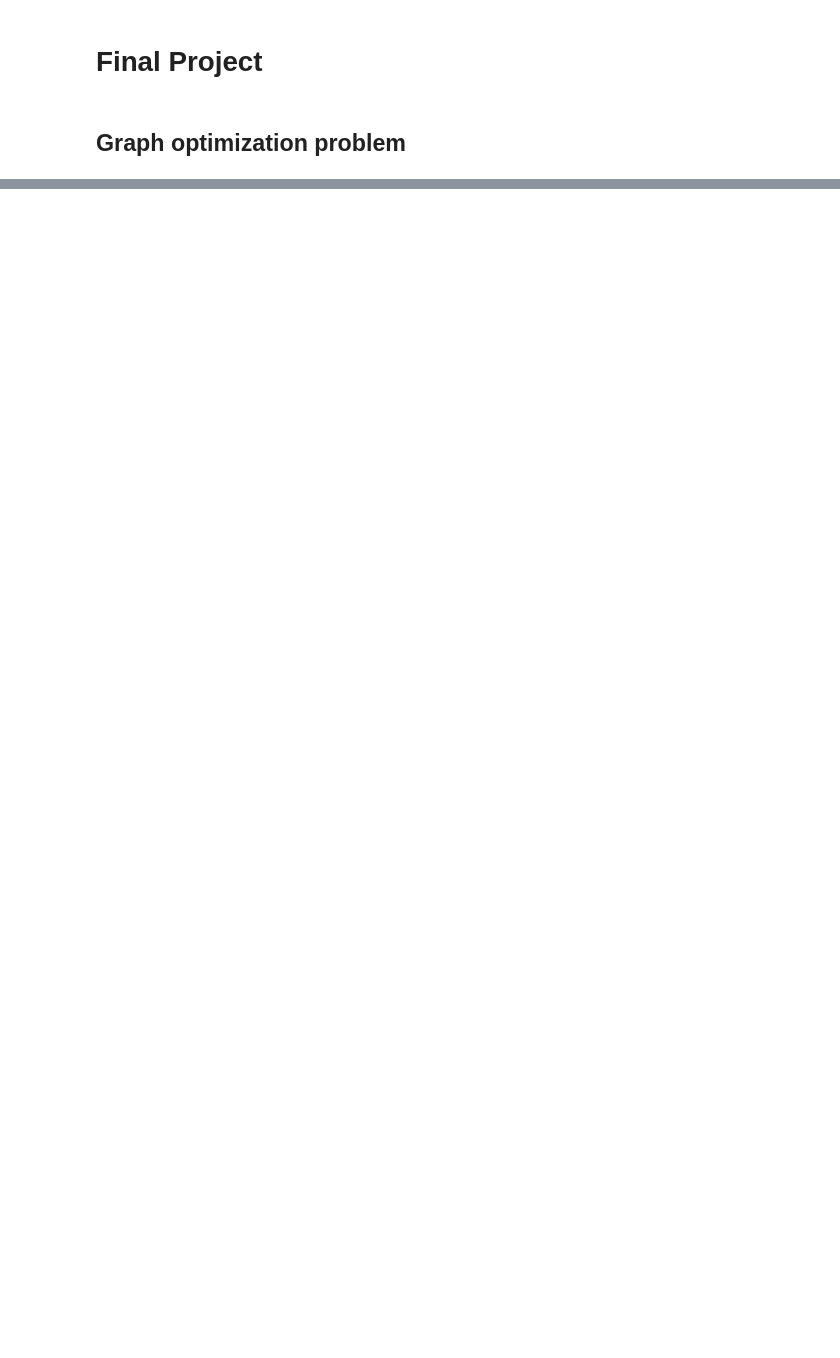
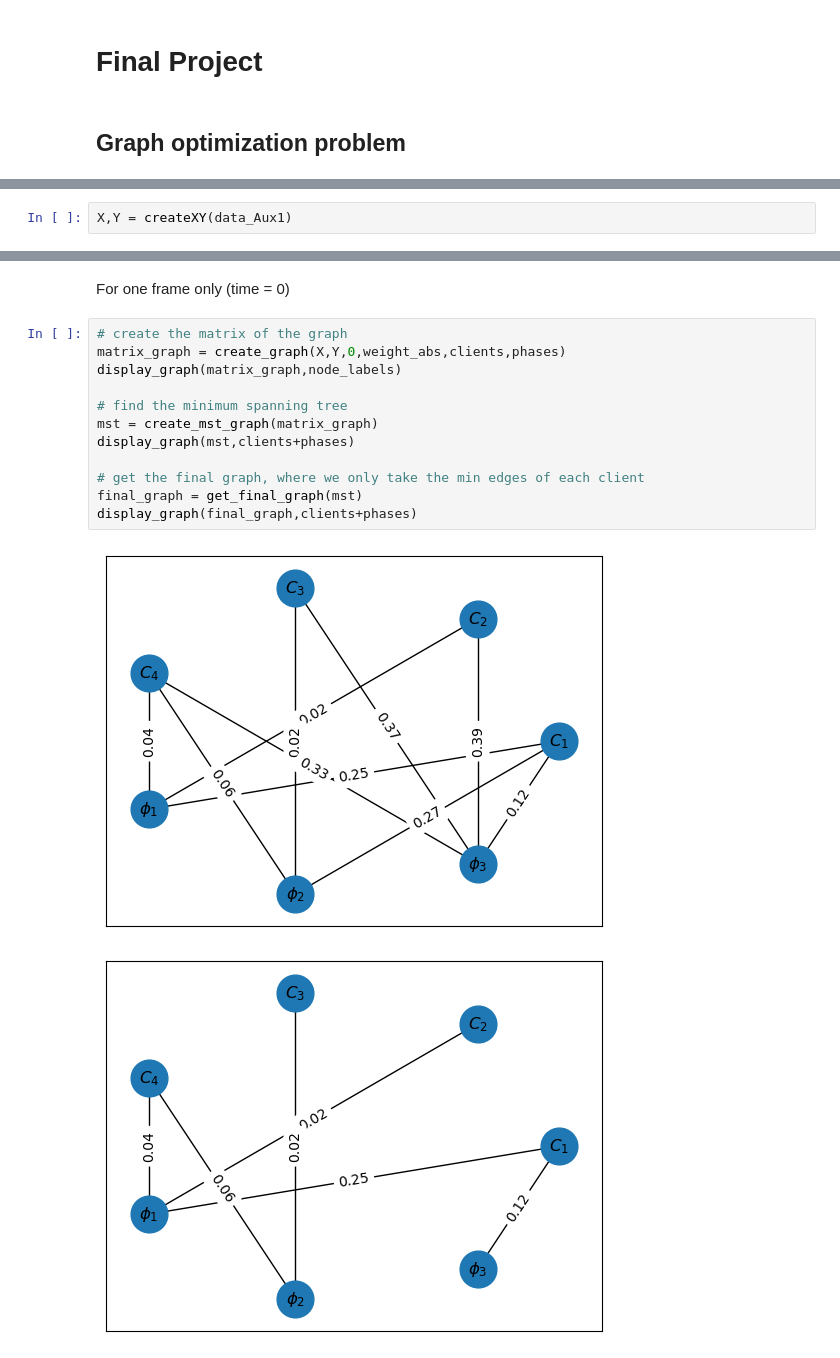
Before and after one commit to leobt23/ADRI, a Jupyter notebook: Projets_final/final1/Class1_FINAL.ipynb, the cells around one changed output, grey strips where cells are left out. Saved outputs shown, nothing was run; the diff lists cells and outputs as text; blank space fills up the shorter version.

```diff
--- a/Projets_final/final1/Class1_FINAL.ipynb
+++ b/Projets_final/final1/Class1_FINAL.ipynb
@@ -737,0 +632,2 @@ TypeError: '_AxesStack' object is not callable
+# %%
+X,Y = createXY(data_Aux1)
@@ -737,0 +705,17 @@ TypeError: '_AxesStack' object is not callable
+# %% [markdown]
+For one frame only (time = 0)
+# %%
+# create the matrix of the graph
+matrix_graph = create_graph(X,Y,0,weight_abs,clients,phases)
+display_graph(matrix_graph,node_labels)
+
+# find the minimum spanning tree
+mst = create_mst_graph(matrix_graph)
+display_graph(mst,clients+phases)
+
+# get the final graph, where we only take the min edges of each client
+final_graph = get_final_graph(mst)
+display_graph(final_graph,clients+phases)
+# %% [output]
+[figure, added]
+[figure, added]
```
Also changed, not shown: parts of 19 cells of this notebook, 1 other file.
